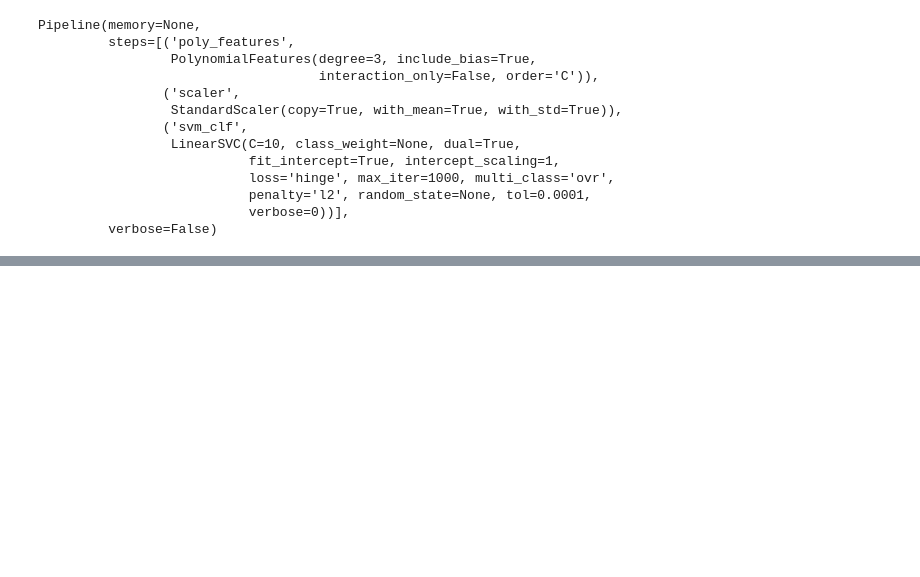
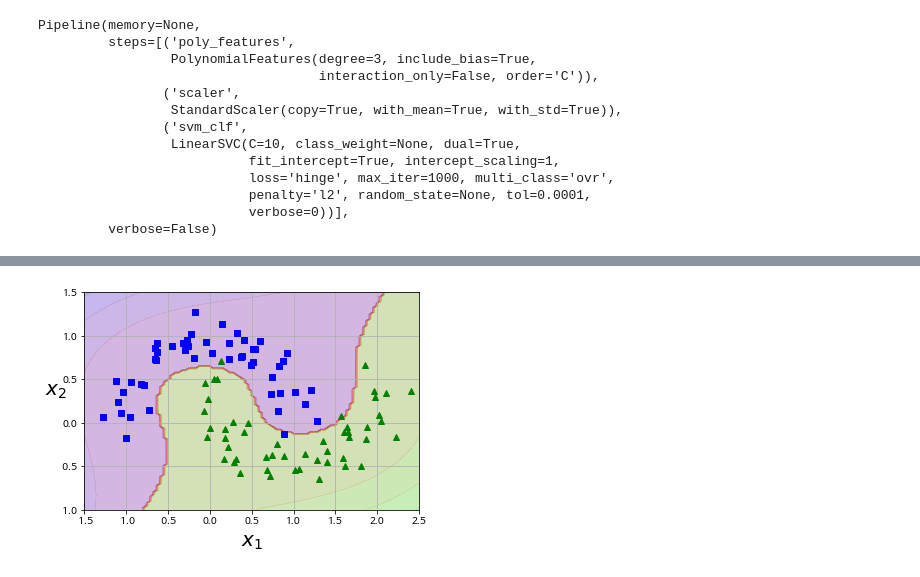
Before and after one commit to fora22/Data_Science, a Jupyter notebook: Support_Vector_Machine.ipynb, the cells around one changed output, grey strips where cells are left out. Drawn from its saved outputs; the diff is of its cells as text; code cells hidden in the pictures; blank space fills up the shorter version.

```diff
--- a/Support_Vector_Machine.ipynb
+++ b/Support_Vector_Machine.ipynb
@@ -138,0 +126,26 @@ Pipeline(memory=None,
+# %%
+# 출처: https://hoony-gunputer.tistory.com/entry/핸즈온-머신러닝-5강-SVM [후니의 컴퓨터]
+def plot_dataset(X, y, axes):
+    # dataset 그려주는 함수
+    plt.plot(X[:, 0][y==0], X[:, 1][y==0], "bs")
+    plt.plot(X[:, 0][y==1], X[:, 1][y==1], "g^")
+    plt.axis(axes)
+    plt.grid(True, which='both')
+    plt.xlabel(r"$x_1$", fontsize=20)
+    plt.ylabel(r"$x_2$", fontsize=20, rotation=0)
+
+def plot_predictions(clf, axes):
+    # 범위 및 grid 그려주는 함수
+    x0s = np.linspace(axes[0], axes[1], 100)#axes[0]부터 axes[1]까지 100개로 이루어진 숫자들
+    x1s = np.linspace(axes[2], axes[3], 100)
+    x0, x1 = np.meshgrid(x0s, x1s) #표현할 수 있는 모든 배열조합
+    X = np.c_[x0.ravel(), x1.ravel()]# ravel 1차원 배열로 핀다.
+    y_pred = clf.predict(X).reshape(x0.shape)
+    y_decision = clf.decision_function(X).reshape(x0.shape)
+    plt.contourf(x0, x1, y_pred, cmap=plt.cm.brg, alpha=0.2)
+    plt.contourf(x0, x1, y_decision, cmap=plt.cm.brg, alpha=0.1)
+
+plot_predictions(polynomial_svm_clf, [-1.5, 2.5, -1, 1.5])
+plot_dataset(X, y, [-1.5, 2.5, -1, 1.5])
+# %% [output]
+[figure, added]
```
Also changed, not shown: parts of 18 cells of this notebook.
